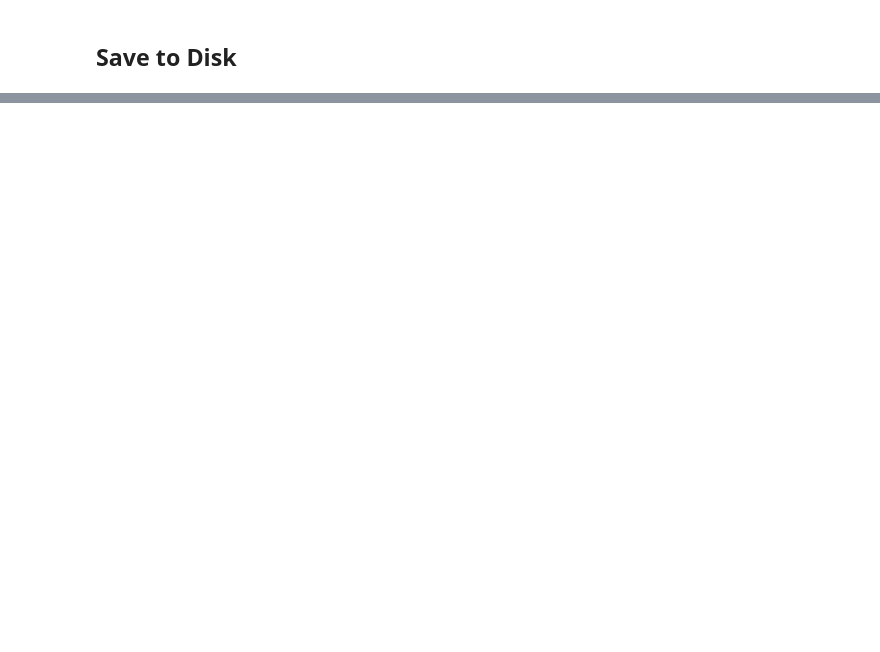
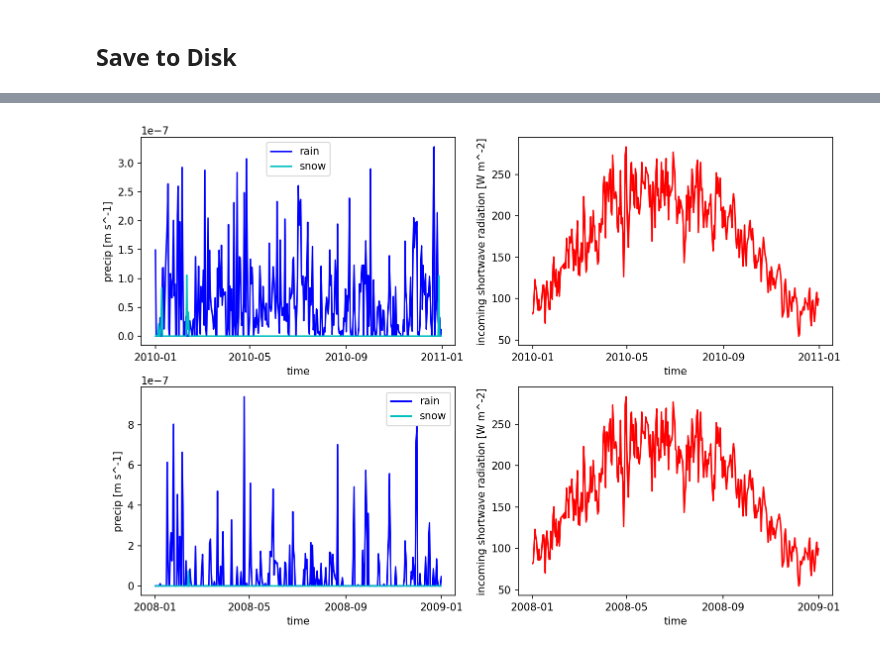
Before and after one commit to environmental-modeling-workflows/watershed-workflow, a Jupyter notebook: examples/get_Daymet.ipynb, the cells around one changed output, grey strips where cells are left out. Saved outputs shown, nothing was run; the diff lists cells and outputs as text; code cells hidden in the pictures; blank space fills up the shorter version.

```diff
--- a/examples/get_Daymet.ipynb
+++ b/examples/get_Daymet.ipynb
@@ -277,0 +200,34 @@ plt.show()
+# %%
+# plot one pixel as a function of time
+fig, ax = plt.subplots(2,2, figsize=(12,8))
+
+met_data_warped_typical1_ats_pixel = met_data_warped_typical1_ats.isel(
+    {'time':slice(0,365), 'x' : 5, 'y' : 5}
+)
+
+met_data_warped_typical1_ats_pixel['precipitation rain [m s^-1]'].plot(ax=ax[0][0], color='b', label='rain')
+met_data_warped_typical1_ats_pixel['precipitation snow [m SWE s^-1]'].plot(ax=ax[0][0], color='c', label='snow')
+ax[0][0].set_ylabel('precip [m s^-1]')
+ax[0][0].set_title('')
+ax[0][0].legend()
+
+met_data_warped_typical1_ats_pixel['incoming shortwave radiation [W m^-2]'].plot(ax=ax[0][1], color='r', label='qSW_in')
+ax[0][1].set_ylabel('incoming shortwave radiation [W m^-2]')
+ax[0][1].set_title('');
+
+
+met_data_warped_typical2_ats_pixel = met_data_warped_typical2_ats.isel(
+    {'time':slice(0,365), 'x' : 5, 'y' : 5}
+)
+
+met_data_warped_typical2_ats_pixel['precipitation rain [m s^-1]'].plot(ax=ax[1][0], color='b', label='rain')
+met_data_warped_typical2_ats_pixel['precipitation snow [m SWE s^-1]'].plot(ax=ax[1][0], color='c', label='snow')
+ax[1][0].set_ylabel('precip [m s^-1]')
+ax[1][0].set_title('')
+ax[1][0].legend()
+
+met_data_warped_typical2_ats_pixel['incoming shortwave radiation [W m^-2]'].plot(ax=ax[1][1], color='r', label='qSW_in')
+ax[1][1].set_ylabel('incoming shortwave radiation [W m^-2]')
+ax[1][1].set_title('');
+# %% [output]
+[figure, added]
```
Also changed, not shown: parts of 26 cells of this notebook, 5 other files.
